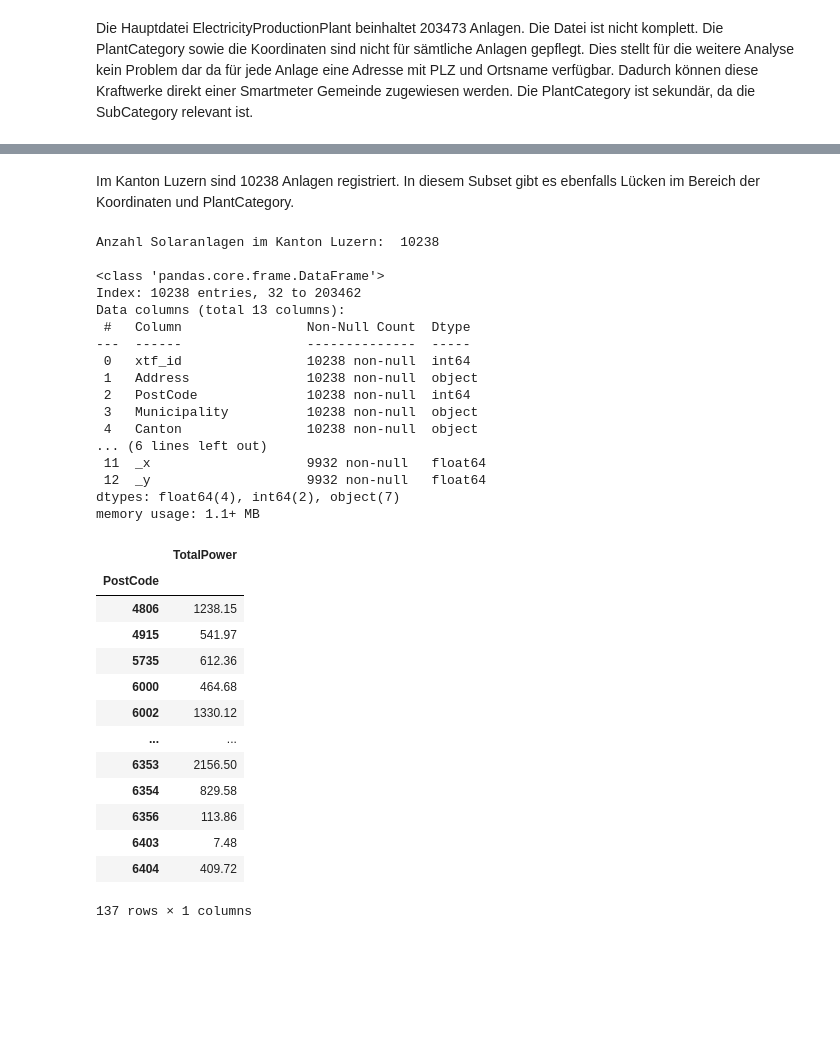
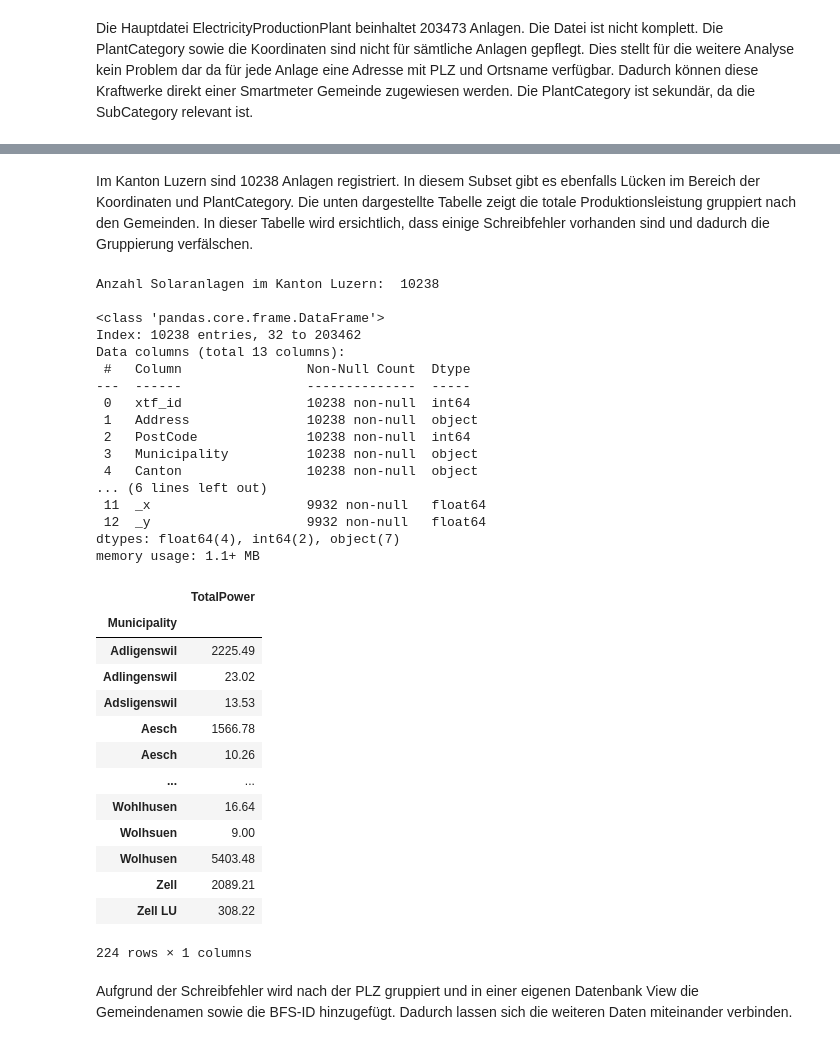
Before and after one commit to 7Horizon/BINA-CaseStudy, a Jupyter notebook: bina_dataimport.ipynb, the cells around one changed output, grey strips where cells are left out. Drawn from its saved outputs; the diff is of its cells as text; code cells hidden in the pictures; blank space fills up the shorter version.

```diff
--- a/bina_dataimport.ipynb
+++ b/bina_dataimport.ipynb
@@ -463,42 +463,43 @@ memory usage: 20.2+ MB
 | 8 | 14742 | Gartenweg 8 | 5018 | Erlinsbach | AG | 2011-09-19 | 7.70 | 7.70 | ... |
 | 9 | 14747 | Hofbergstrasse 21 | 9500 | Wil | SG | 2011-12-16 | 50.90 | 50.90 | ... |
 # %% [markdown]
-Im Kanton Luzern sind 10238 Anlagen registriert. In diesem Subset gibt es ebenfalls Lücken im Bereich der Koordinaten und PlantCategory.
+Im Kanton Luzern sind 10238 Anlagen registriert. In diesem Subset gibt es ebenfalls Lücken im Bereich der Koordinaten und PlantCategory. Die unten dargestellte Tabelle zeigt die totale Produktionsleistung gruppiert nach den Gemeinden. In dieser Tabelle wird ersichtlich, dass einige Schreibfehler vorhanden sind und dadurch die Gruppierung verfälschen.
 # %%
 electricityProductionPlantLU = electricityProductionPlant.query('Canton == "LU" and SubCategory == "subcat_2"')
 print("\nAnzahl Solaranlagen im Kanton Luzern: ", len(electricityProductionPlantLU), "\n")
 electricityProductionPlantLU.info()
-
-electricityProductionPlantLU[["PostCode", "TotalPower"]].groupby('PostCode').sum()
+electricityProductionPlantLU[["Municipality", "TotalPower"]].groupby('Municipality').sum()
 # %% [output]
 Anzahl Solaranlagen im Kanton Luzern:  10238
 
 <class 'pandas.core.frame.DataFrame'>
 Index: 10238 entries, 32 to 203462
 Data columns (total 13 columns):
  #   Column                Non-Null Count  Dtype
 ---  ------                --------------  -----
  0   xtf_id                10238 non-null  int64
  1   Address               10238 non-null  object
  2   PostCode              10238 non-null  int64
  3   Municipality          10238 non-null  object
  4   Canton                10238 non-null  object
 ... (6 lines left out)
  11  _x                    9932 non-null   float64
  12  _y                    9932 non-null   float64
 dtypes: float64(4), int64(2), object(7)
 memory usage: 1.1+ MB
 |  | TotalPower |
-| PostCode |  |
-| 4806 | 1238.15 |
-| 4915 | 541.97 |
-| 5735 | 612.36 |
-| 6000 | 464.68 |
-| 6002 | 1330.12 |
+| Municipality |  |
+| Adligenswil | 2225.49 |
+| Adlingenswil | 23.02 |
+| Adsligenswil | 13.53 |
+| Aesch | 1566.78 |
+| Aesch | 10.26 |
 | ... | ... |
-| 6353 | 2156.50 |
-| 6354 | 829.58 |
-| 6356 | 113.86 |
-| 6403 | 7.48 |
-| 6404 | 409.72 |
+| Wohlhusen | 16.64 |
+| Wolhsuen | 9.00 |
+| Wolhusen | 5403.48 |
+| Zell | 2089.21 |
+| Zell LU | 308.22 |
-137 rows × 1 columns
+224 rows × 1 columns
+# %% [markdown]
+Aufgrund der Schreibfehler wird nach der PLZ gruppiert und in einer eigenen Datenbank View die Gemeindenamen sowie die BFS-ID hinzugefügt. Dadurch lassen sich die weiteren Daten miteinander verbinden.
```
Also changed, not shown: parts of 4 cells of this notebook, 1 other file.
